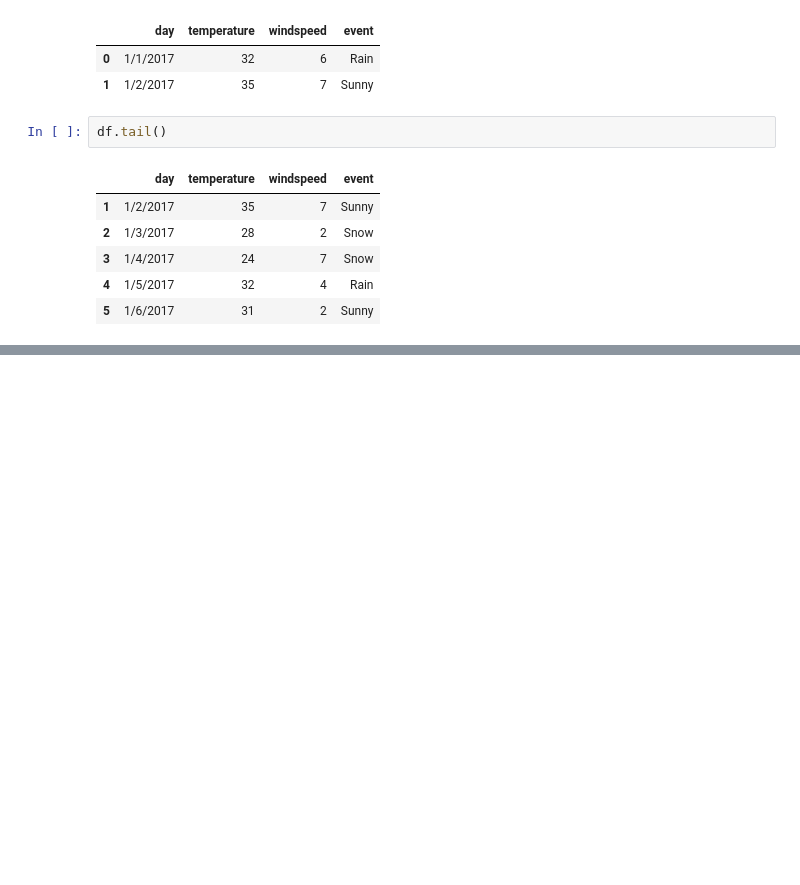
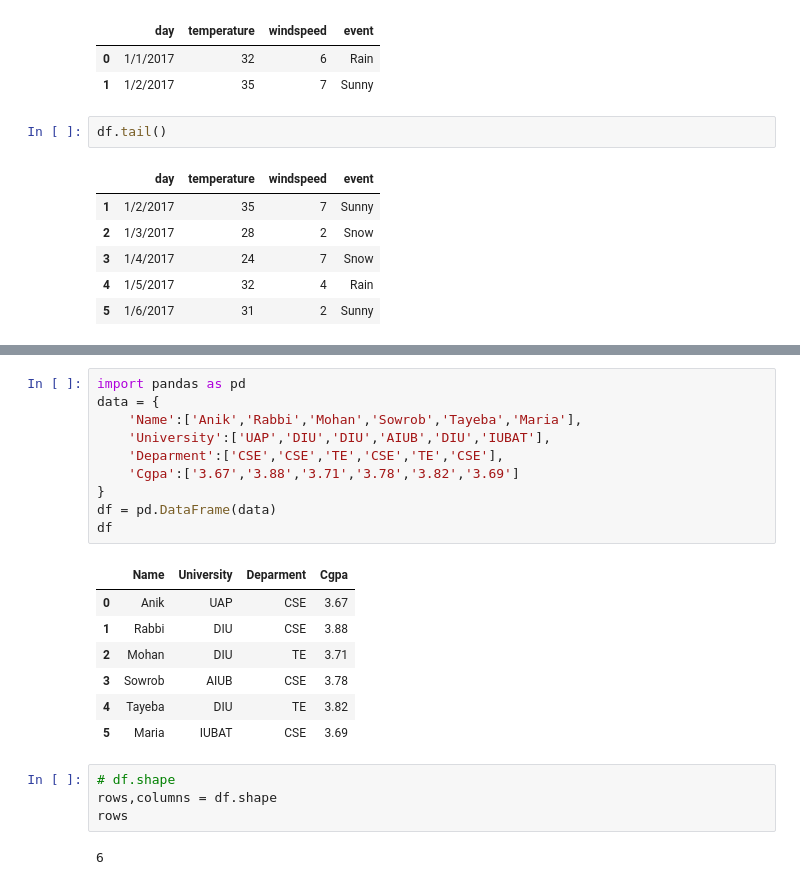
Before and after one commit to Void-Brain70/Pandas, a Jupyter notebook: Dataframe.ipynb, the cells around one changed output, grey strips where cells are left out. Drawn from its saved outputs; the diff is of its cells as text; blank space fills up the shorter version.

```diff
--- a/Dataframe.ipynb
+++ b/Dataframe.ipynb
@@ -77,0 +237,24 @@ df.tail()
+# %%
+import pandas as pd
+data = {
+    'Name':['Anik','Rabbi','Mohan','Sowrob','Tayeba','Maria'],
+    'University':['UAP','DIU','DIU','AIUB','DIU','IUBAT'],
+    'Deparment':['CSE','CSE','TE','CSE','TE','CSE'],
+    'Cgpa':['3.67','3.88','3.71','3.78','3.82','3.69']
+}
+df = pd.DataFrame(data)
+df
+# %% [output]
+|  | Name | University | Deparment | Cgpa |
+| 0 | Anik | UAP | CSE | 3.67 |
+| 1 | Rabbi | DIU | CSE | 3.88 |
+| 2 | Mohan | DIU | TE | 3.71 |
+| 3 | Sowrob | AIUB | CSE | 3.78 |
+| 4 | Tayeba | DIU | TE | 3.82 |
+| 5 | Maria | IUBAT | CSE | 3.69 |
+# %%
+# df.shape
+rows,columns = df.shape
+rows
+# %% [output]
+6
```
Also changed, not shown: parts of 37 cells of this notebook.
